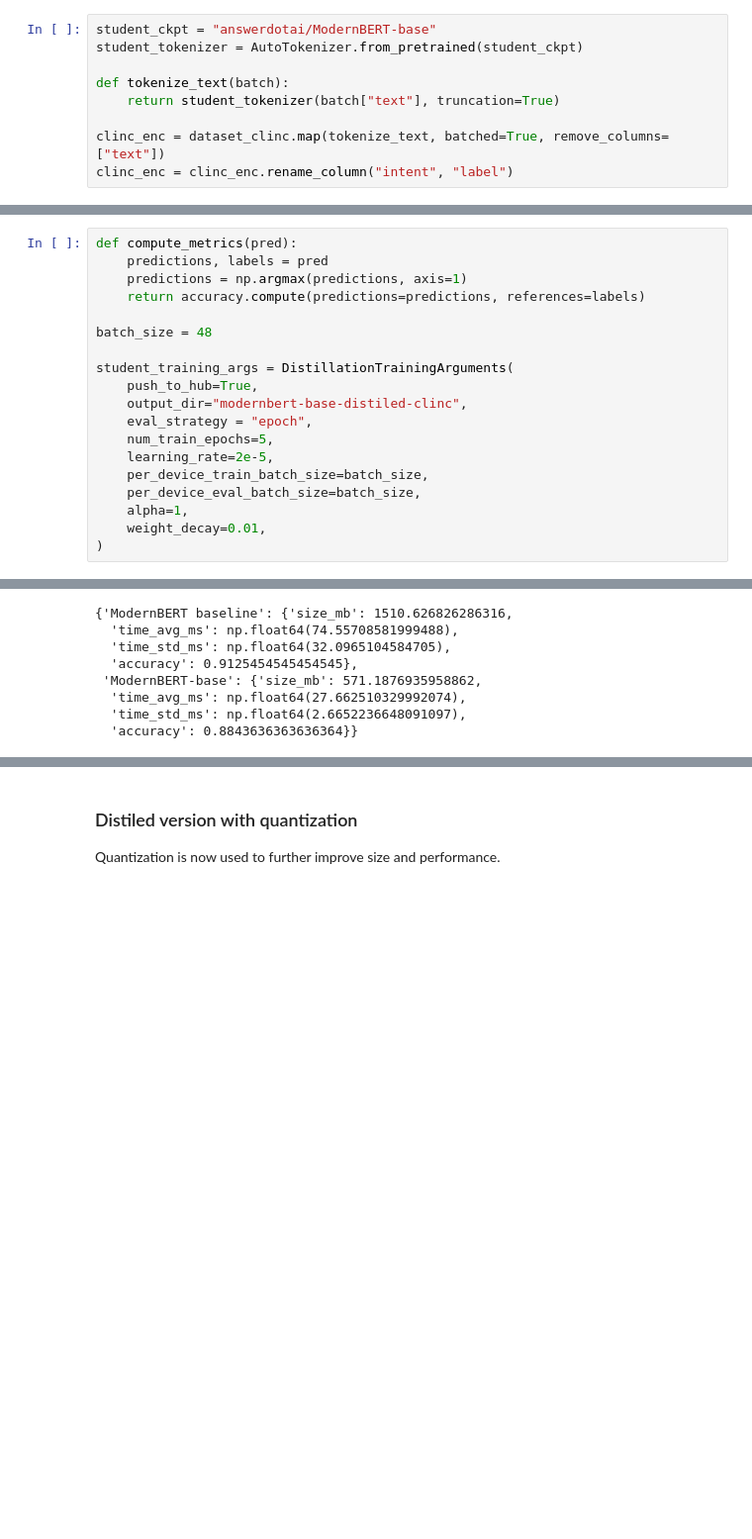
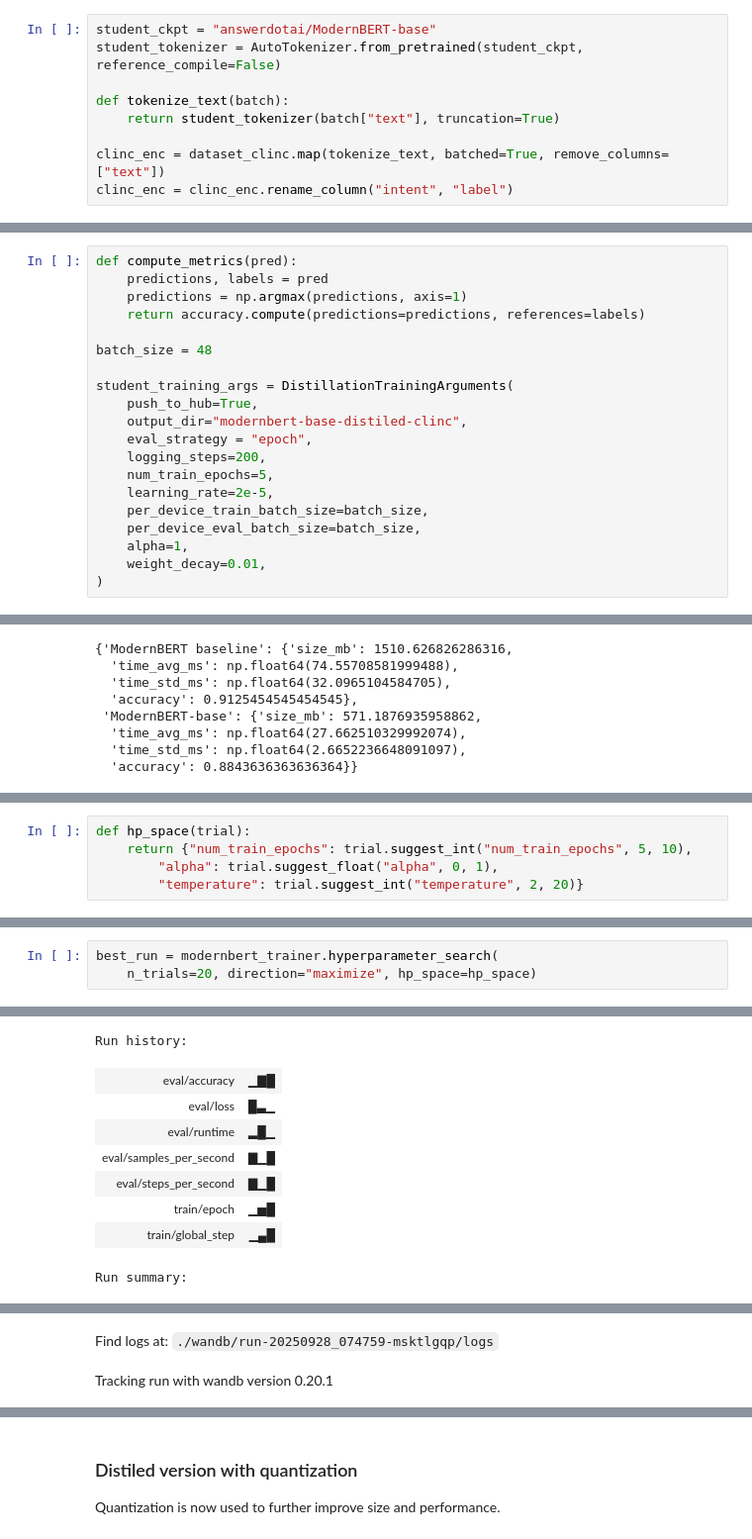
Before and after one commit to simon-mellergaard/GAI-with-LLMs, a Jupyter notebook: Project codes/Assignment04.ipynb, the cells around one changed output, grey strips where cells are left out. Shown at 99% size. Saved outputs shown, nothing was run; the diff lists cells and outputs as text; blank space fills up the shorter version.

```diff
--- a/Project codes/Assignment04.ipynb
+++ b/Project codes/Assignment04.ipynb
@@ -324,7 +329,7 @@ class DistillationTrainer(Trainer):
 To make a distilled version of the fine-tuned model, a student model needs to be specified. For a student model to work well, it should have the same model type as the teacher. As the teacher is the ModernBERT-large model, the [ModernBERT-base](https://huggingface.co/answerdotai/ModernBERT-base) model can be used as a student, as these are of the same type, but with the base-model having fewer parameters and layers.
 # %%
 student_ckpt = "answerdotai/ModernBERT-base"
-student_tokenizer = AutoTokenizer.from_pretrained(student_ckpt)
+student_tokenizer = AutoTokenizer.from_pretrained(student_ckpt, reference_compile=False)
 
 def tokenize_text(batch):
     return student_tokenizer(batch["text"], truncation=True)
@@ -358,6 +363,7 @@ student_training_args = DistillationTrainingArguments(
     push_to_hub=True,
     output_dir="modernbert-base-distiled-clinc",
     eval_strategy = "epoch",
+    logging_steps=200,
     num_train_epochs=5,
     learning_rate=2e-5,
     per_device_train_batch_size=batch_size,
@@ -467,0 +444,5 @@ With this model, the model is tuned with optuna, to utilize bayesian optimizatio
+# %%
+def hp_space(trial):
+    return {"num_train_epochs": trial.suggest_int("num_train_epochs", 5, 10),
+        "alpha": trial.suggest_float("alpha", 0, 1),
+        "temperature": trial.suggest_int("temperature", 2, 20)}
@@ -467,0 +451,4 @@ With this model, the model is tuned with optuna, to utilize bayesian optimizatio
+# %%
+best_run = modernbert_trainer.hyperparameter_search(
+    n_trials=20, direction="maximize", hp_space=hp_space)
+# %% [output]
@@ -467,0 +459,9 @@ With this model, the model is tuned with optuna, to utilize bayesian optimizatio
+Run history:
+| eval/accuracy | ▁▇█ |
+| eval/loss | █▃▁ |
+| eval/runtime | ▂█▁ |
+| eval/samples_per_second | ▇▁█ |
+| eval/steps_per_second | ▇▁█ |
+| train/epoch | ▁▅█ |
+| train/global_step | ▁▄█ |
+Run summary:
@@ -467,0 +478,2 @@ With this model, the model is tuned with optuna, to utilize bayesian optimizatio
+Find logs at: ./wandb/run-20250928_074759-msktlgqp/logs
+Tracking run with wandb version 0.20.1
```
Also changed, not shown: parts of 21 cells of this notebook.
